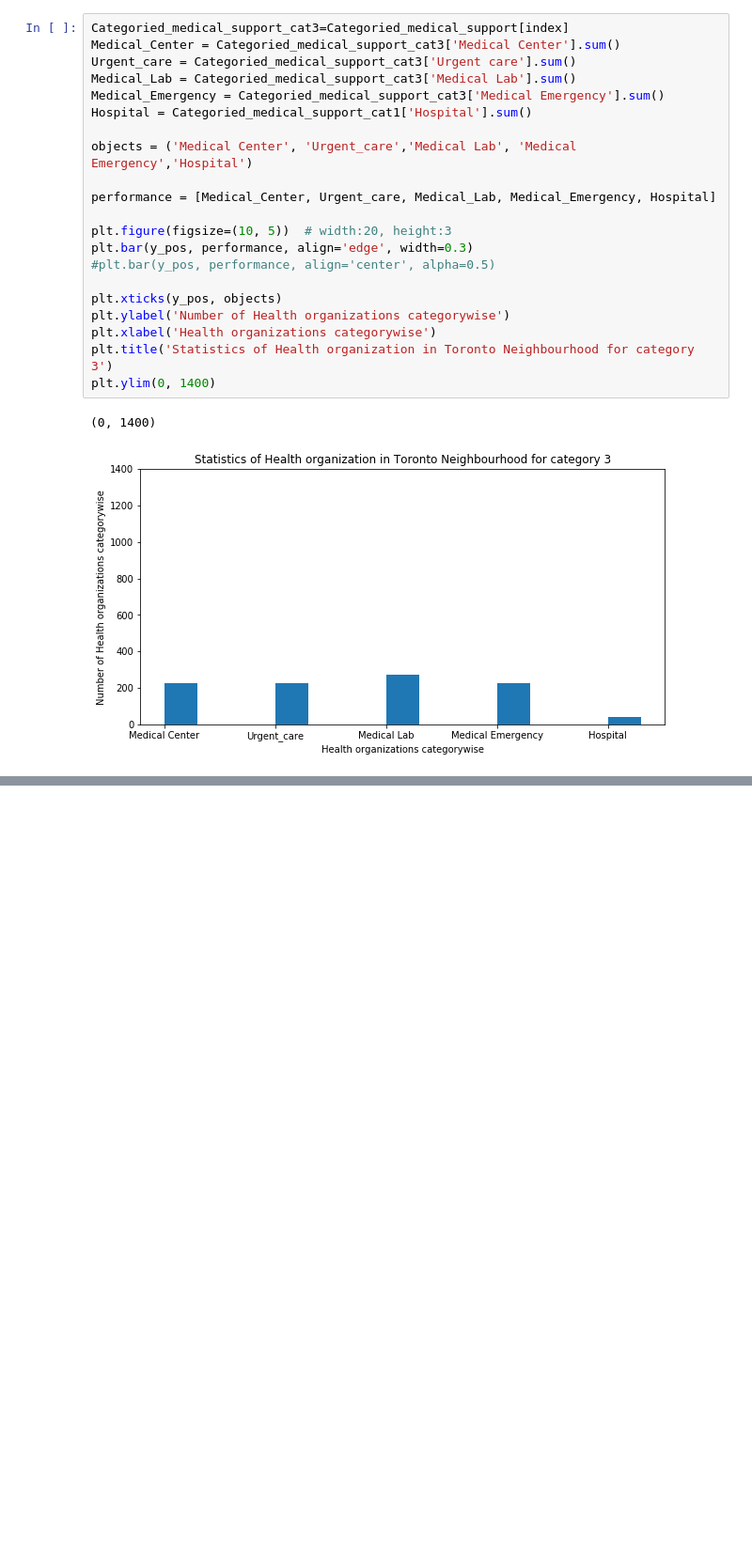
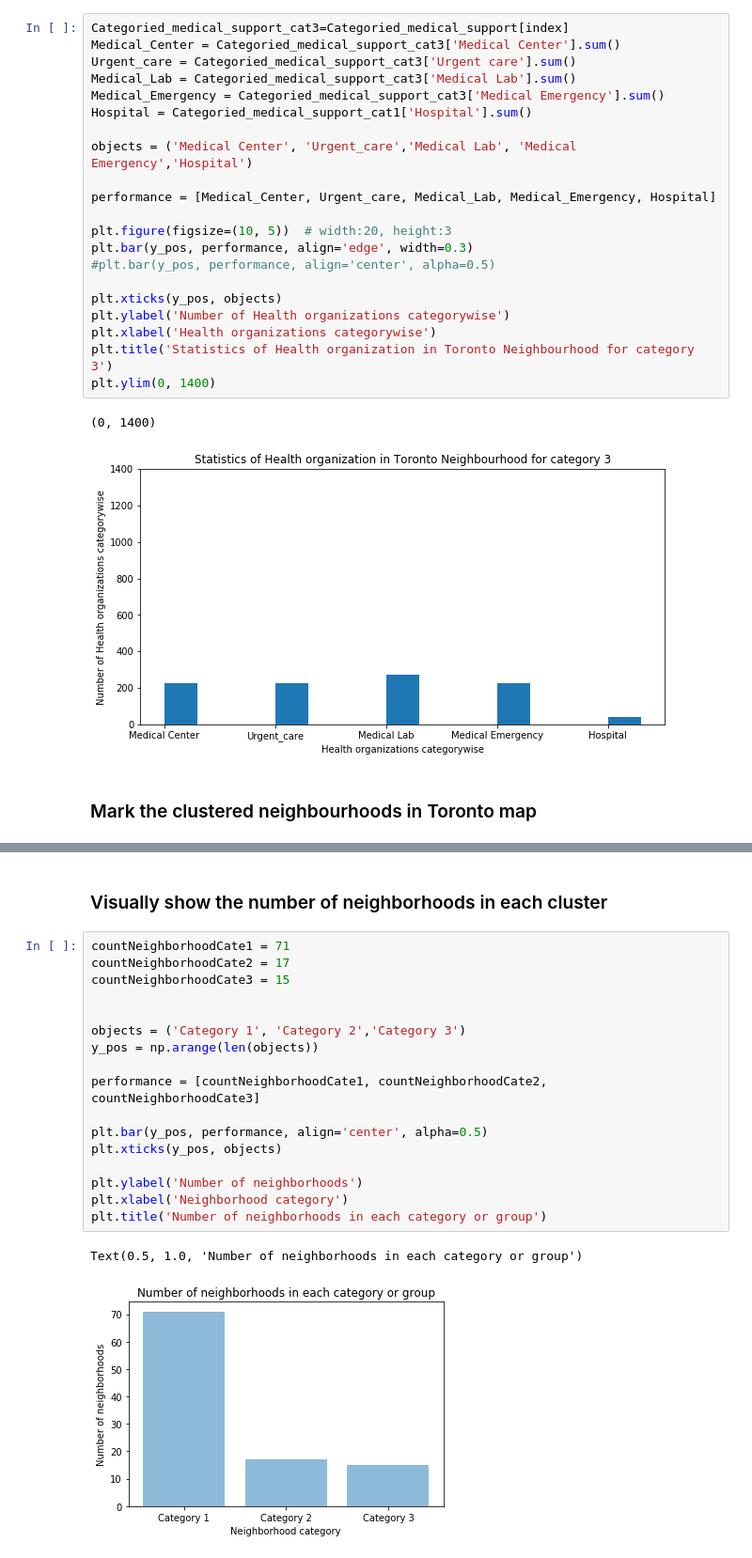
Before and after one commit to manashsarma/Coursera_Capstone, a Jupyter notebook: BattleOfNeighbourhood_week5.ipynb, the cells around one changed output, grey strips where cells are left out. Shown at 94% size. Drawn from its saved outputs; the diff is of its cells as text; blank space fills up the shorter version.

```diff
--- a/BattleOfNeighbourhood_week5.ipynb
+++ b/BattleOfNeighbourhood_week5.ipynb
@@ -673,6 +680,8 @@ plt.ylim(0, 1400)
 # %% [output]
 (0, 1400)
 [figure]
+# %% [markdown]
+### Mark the clustered neighbourhoods in Toronto map
 # %%
 address = 'Toronto, ON'
 
@@ -701,3 +710,25 @@ map_toronto
 # %% [output]
 The geograpical coordinate of Toronto are 43.653963, -79.387207.
 [interactive output not drawn]
+# %% [markdown]
+### Visually show the number of neighborhoods in each cluster
+# %%
+countNeighborhoodCate1 = 71
+countNeighborhoodCate2 = 17
+countNeighborhoodCate3 = 15
+
+
+objects = ('Category 1', 'Category 2','Category 3')
+y_pos = np.arange(len(objects))
+
+performance = [countNeighborhoodCate1, countNeighborhoodCate2, countNeighborhoodCate3]
+
+plt.bar(y_pos, performance, align='center', alpha=0.5)
+plt.xticks(y_pos, objects)
+
+plt.ylabel('Number of neighborhoods')
+plt.xlabel('Neighborhood category')
+plt.title('Number of neighborhoods in each category or group')
+# %% [output]
+Text(0.5, 1.0, 'Number of neighborhoods in each category or group')
+[figure, added]
```
Also changed, not shown: parts of 24 cells of this notebook.
